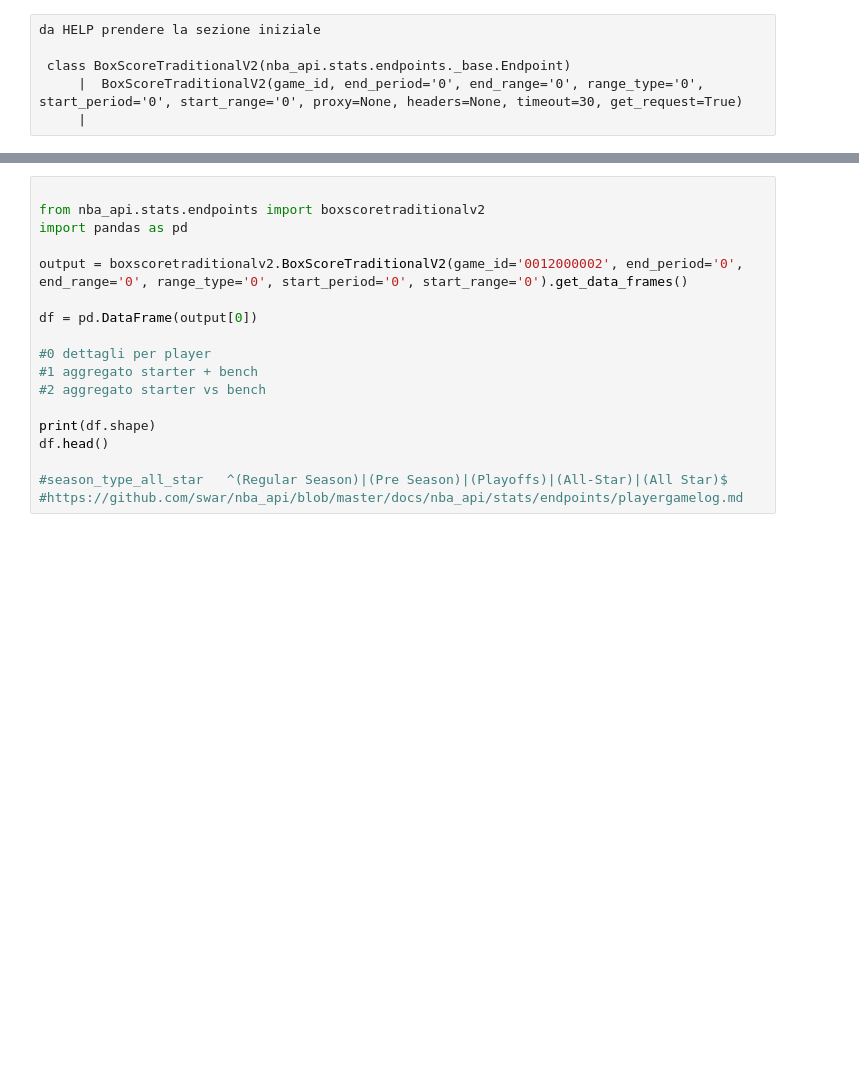
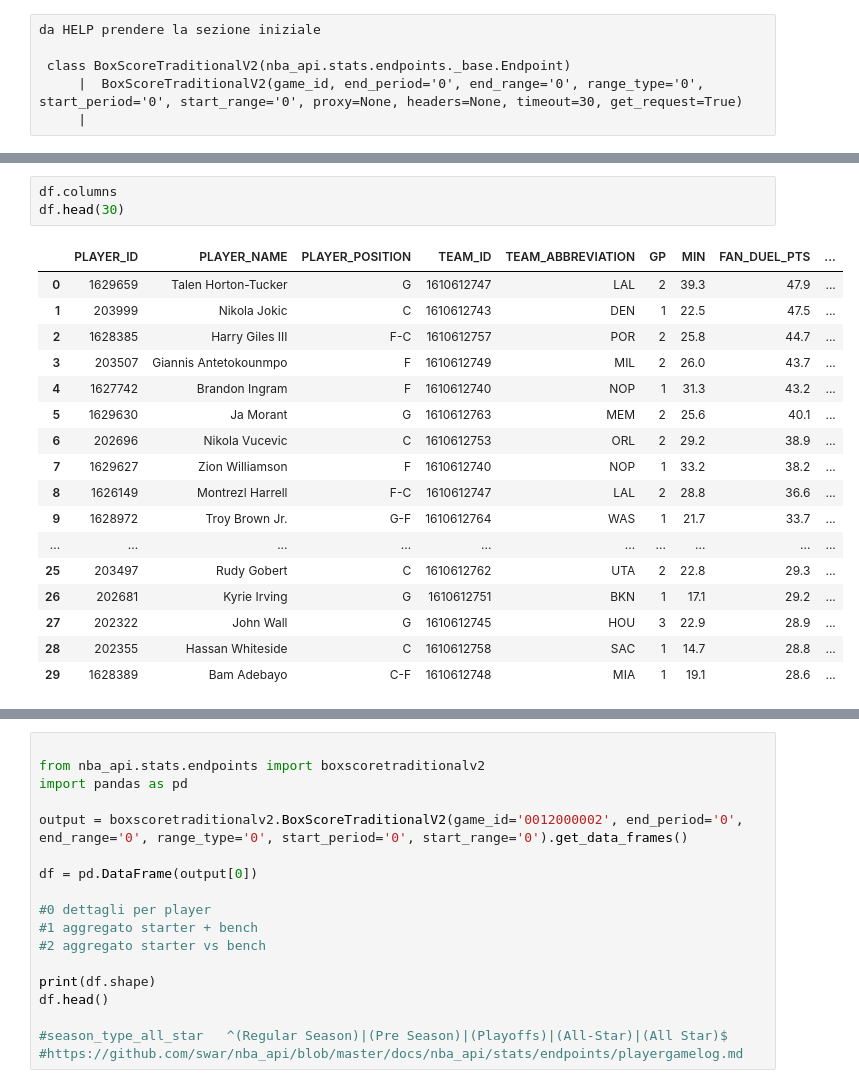
Before and after one commit to fabertel/FB_Python, a Jupyter notebook: NBA2020analytics.ipynb, the cells around one changed output, grey strips where cells are left out. Cells and saved outputs as stored; diff of their text form; blank space fills up the shorter version.

```diff
--- a/NBA2020analytics.ipynb
+++ b/NBA2020analytics.ipynb
@@ -363,0 +436,21 @@ FILE
+# %%
+df.columns
+df.head(30)
+# %% [output]
+|  | PLAYER_ID | PLAYER_NAME | PLAYER_POSITION | TEAM_ID | TEAM_ABBREVIATION | GP | MIN | FAN_DUEL_PTS | ... |
+| 0 | 1629659 | Talen Horton-Tucker | G | 1610612747 | LAL | 2 | 39.3 | 47.9 | ... |
+| 1 | 203999 | Nikola Jokic | C | 1610612743 | DEN | 1 | 22.5 | 47.5 | ... |
+| 2 | 1628385 | Harry Giles III | F-C | 1610612757 | POR | 2 | 25.8 | 44.7 | ... |
+| 3 | 203507 | Giannis Antetokounmpo | F | 1610612749 | MIL | 2 | 26.0 | 43.7 | ... |
+| 4 | 1627742 | Brandon Ingram | F | 1610612740 | NOP | 1 | 31.3 | 43.2 | ... |
+| 5 | 1629630 | Ja Morant | G | 1610612763 | MEM | 2 | 25.6 | 40.1 | ... |
+| 6 | 202696 | Nikola Vucevic | C | 1610612753 | ORL | 2 | 29.2 | 38.9 | ... |
+| 7 | 1629627 | Zion Williamson | F | 1610612740 | NOP | 1 | 33.2 | 38.2 | ... |
+| 8 | 1626149 | Montrezl Harrell | F-C | 1610612747 | LAL | 2 | 28.8 | 36.6 | ... |
+| 9 | 1628972 | Troy Brown Jr. | G-F | 1610612764 | WAS | 1 | 21.7 | 33.7 | ... |
+| ... | ... | ... | ... | ... | ... | ... | ... | ... | ... |
+| 25 | 203497 | Rudy Gobert | C | 1610612762 | UTA | 2 | 22.8 | 29.3 | ... |
+| 26 | 202681 | Kyrie Irving | G | 1610612751 | BKN | 1 | 17.1 | 29.2 | ... |
+| 27 | 202322 | John Wall | G | 1610612745 | HOU | 3 | 22.9 | 28.9 | ... |
+| 28 | 202355 | Hassan Whiteside | C | 1610612758 | SAC | 1 | 14.7 | 28.8 | ... |
+| 29 | 1628389 | Bam Adebayo | C-F | 1610612748 | MIA | 1 | 19.1 | 28.6 | ... |
```
Also changed, not shown: parts of 47 cells of this notebook.
